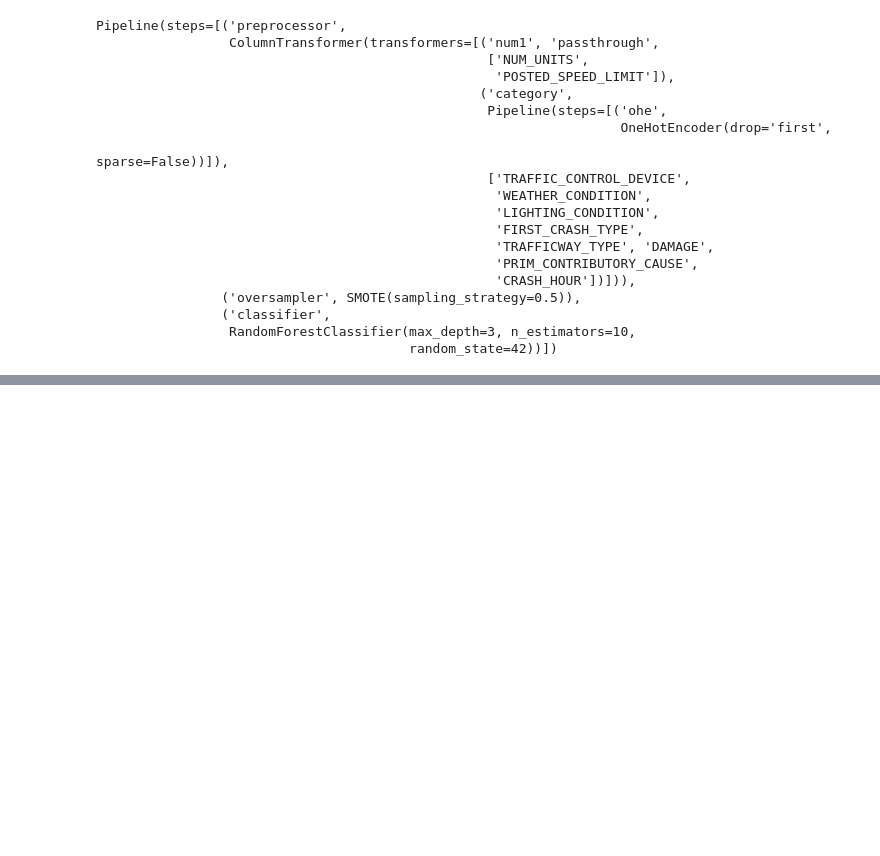
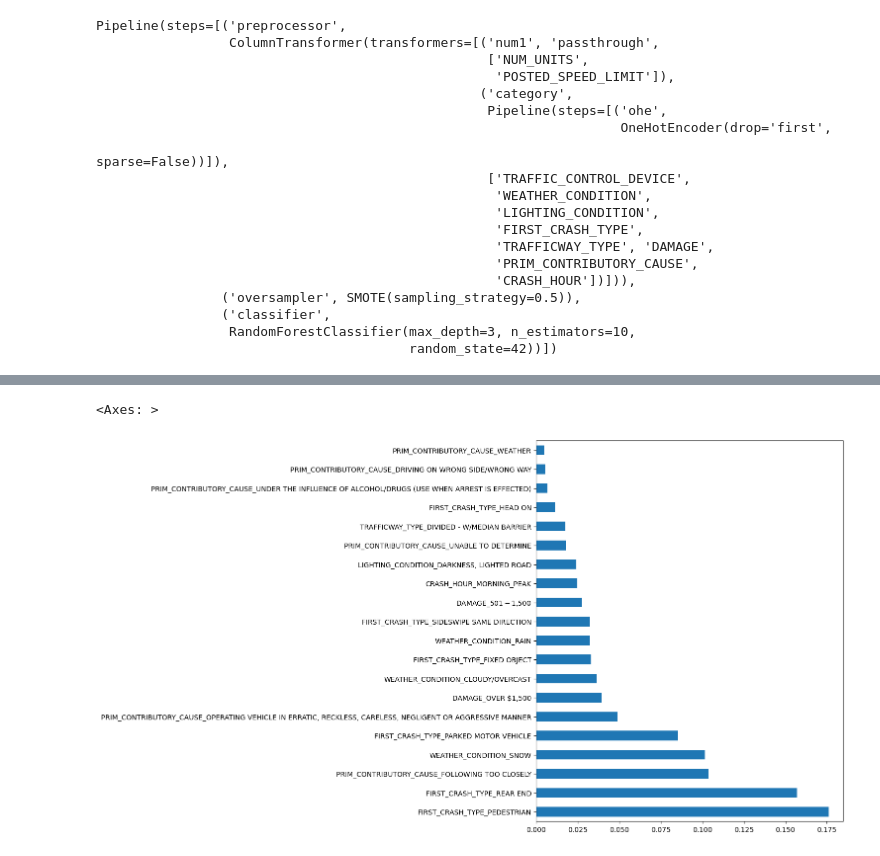
Before and after one commit to YamunaU75/ChicagoCarCrashes_Phase4, a Jupyter notebook: Chicago_Car_Crashes.ipynb, the cells around one changed output, grey strips where cells are left out. Saved outputs shown, nothing was run; the diff lists cells and outputs as text; code cells hidden in the pictures; blank space fills up the shorter version.

```diff
--- a/Chicago_Car_Crashes.ipynb
+++ b/Chicago_Car_Crashes.ipynb
@@ -1031,0 +1032,8 @@ parameters is same.
+# %%
+best_model = grid_search.best_estimator_.named_steps['classifier']
+best_model.feature_importances_
+feat_imp2 = best_model.feature_importances_
+
+feat_imp_series2 = pd.Series(feat_imp2, index = columnlist2).sort_values(ascending = False)
+top20_rf_model = feat_imp_series2.head(20)
+top20_rf_model
@@ -1031,0 +1058,5 @@ parameters is same.
+# %%
+top20_rf_model.plot(kind='barh')
+# %% [output]
+<Axes: >
+[figure, added]
```
Also changed, not shown: parts of 20 cells of this notebook.
